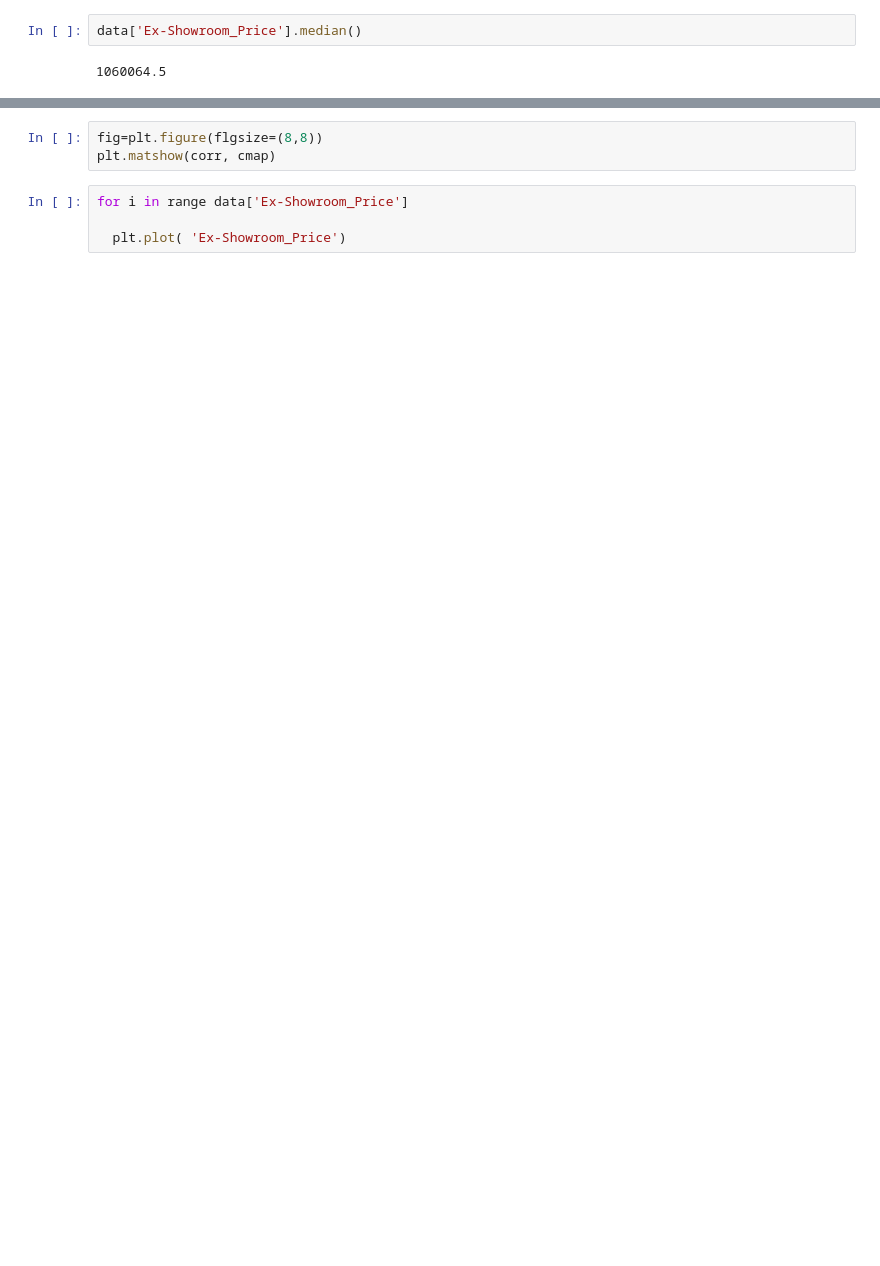
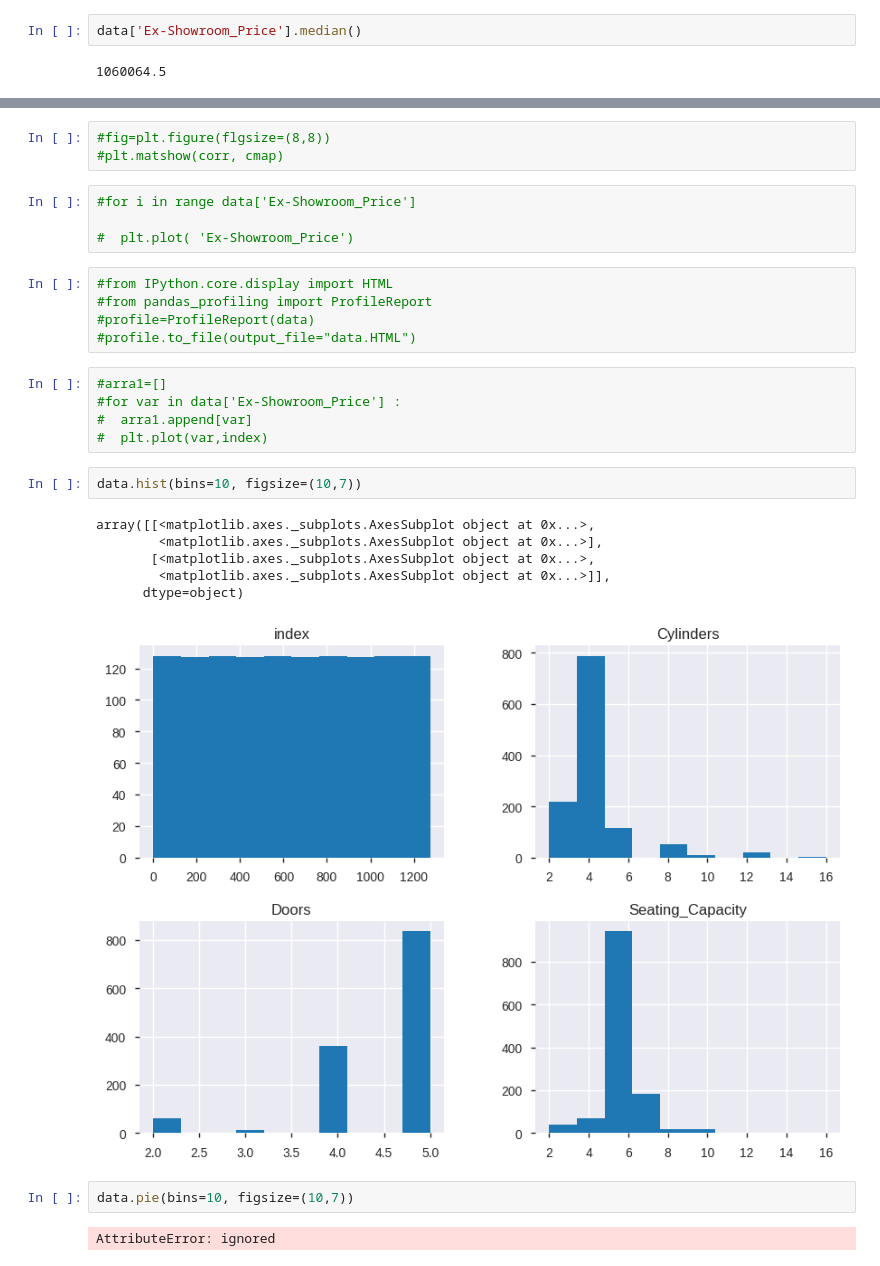
Before and after one commit to Raghav030/engage_data_analysis, a Jupyter notebook: data_analysis1.ipynb, the cells around one changed output, grey strips where cells are left out. Drawn from its saved outputs; the diff is of its cells as text; blank space fills up the shorter version.

```diff
--- a/data_analysis1.ipynb
+++ b/data_analysis1.ipynb
@@ -310,7 +328,30 @@ a.axvline(data['Ex-Showroom_Price'].mean(), color='red')
 # %%
-fig=plt.figure(flgsize=(8,8))
-plt.matshow(corr, cmap)
+#fig=plt.figure(flgsize=(8,8))
+#plt.matshow(corr, cmap)
 # %%
-for i in range data['Ex-Showroom_Price']
+#for i in range data['Ex-Showroom_Price']
 
-  plt.plot( 'Ex-Showroom_Price')
+#  plt.plot( 'Ex-Showroom_Price')
+# %%
+#from IPython.core.display import HTML
+#from pandas_profiling import ProfileReport
+#profile=ProfileReport(data)
+#profile.to_file(output_file="data.HTML")
+# %%
+#arra1=[]
+#for var in data['Ex-Showroom_Price'] :
+#  arra1.append[var]
+#  plt.plot(var,index)
+# %%
+data.hist(bins=10, figsize=(10,7))
+# %% [output]
+array([[<matplotlib.axes._subplots.AxesSubplot object at 0x...>,
+        <matplotlib.axes._subplots.AxesSubplot object at 0x...>],
+       [<matplotlib.axes._subplots.AxesSubplot object at 0x...>,
+        <matplotlib.axes._subplots.AxesSubplot object at 0x...>]],
+      dtype=object)
+[figure, added]
+# %%
+data.pie(bins=10, figsize=(10,7))
+# %% [output]
+AttributeError: ignored
```
Also changed, not shown: parts of 21 cells of this notebook.
